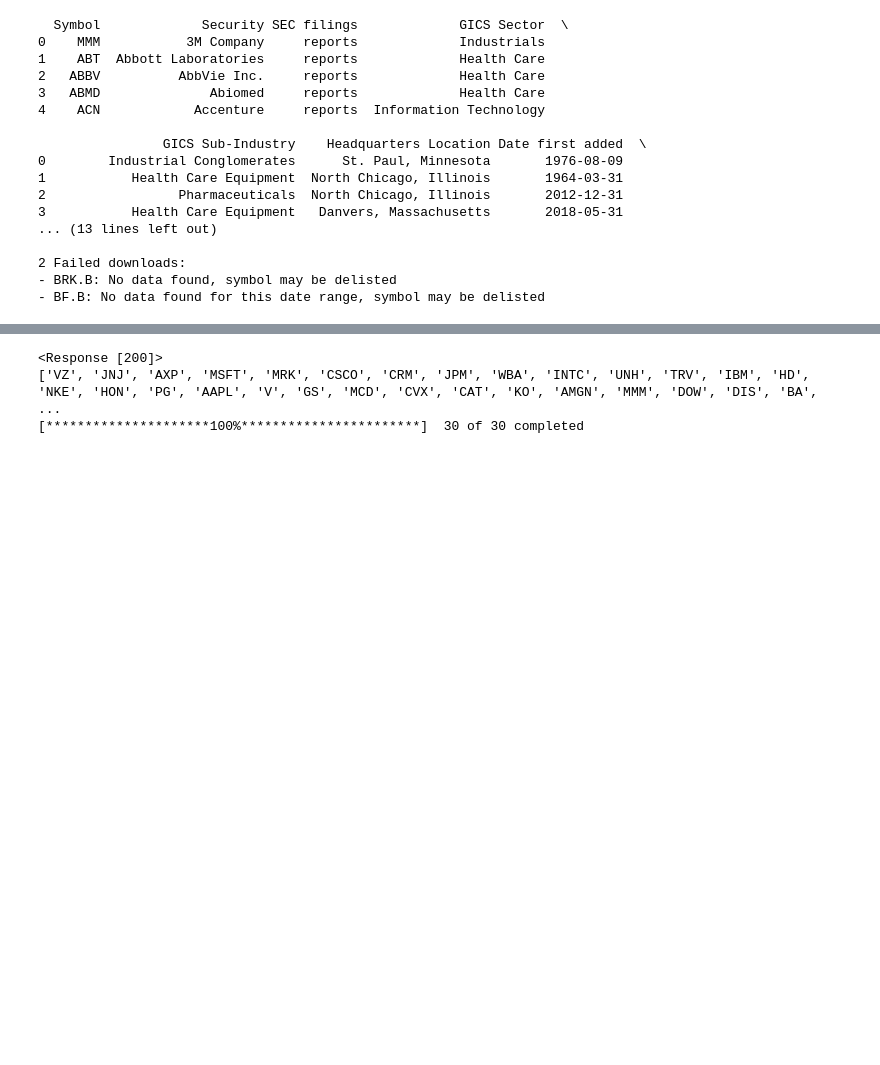
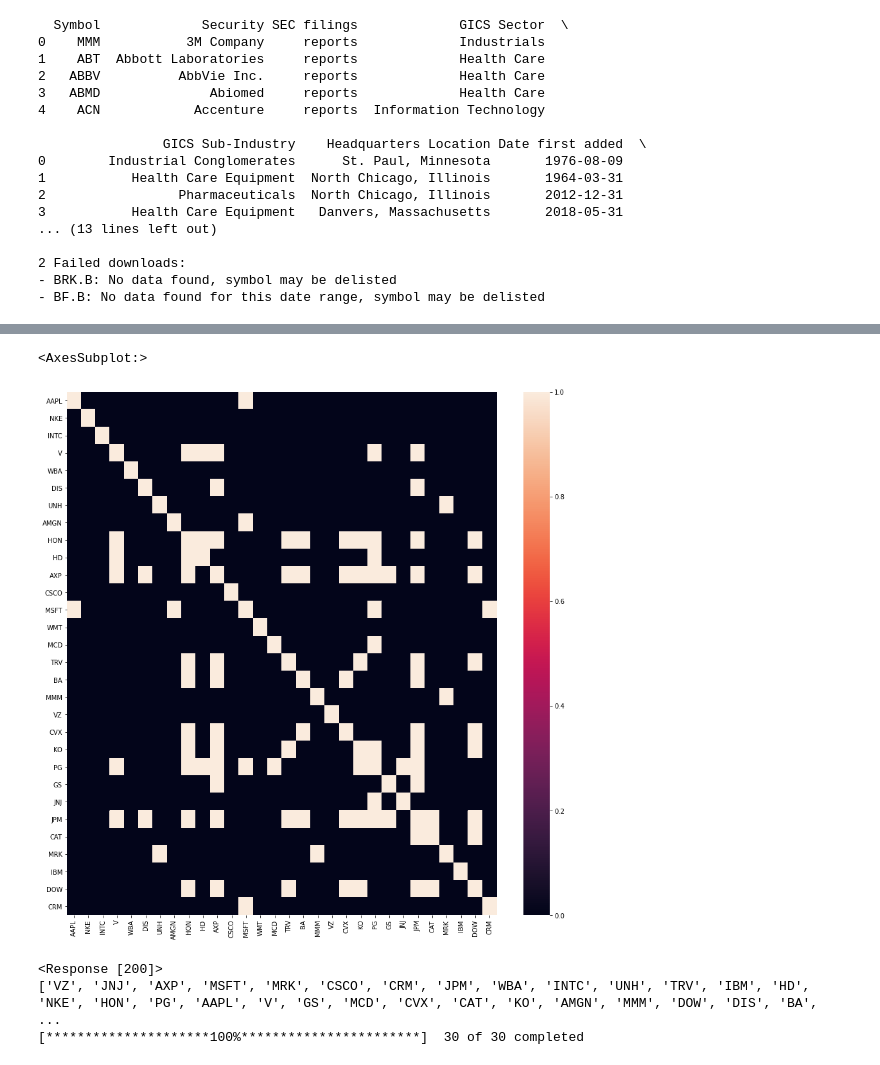
Before and after one commit to JasonChau3/Stock-Predictor, a Jupyter notebook: notebooks/CorrelationCharts.ipynb, the cells around one changed output, grey strips where cells are left out. Drawn from its saved outputs; the diff is of its cells as text; code cells hidden in the pictures; blank space fills up the shorter version.

```diff
--- a/notebooks/CorrelationCharts.ipynb
+++ b/notebooks/CorrelationCharts.ipynb
@@ -107,3 +117,10 @@ corr4.to_csv('../data/correlation0.4graph.csv')
+# %%
+fig, ax = plt.subplots(figsize=(15,15))
+seaborn.heatmap(corr4,ax=ax)
+#sns.heatmap(df1.iloc[:, 1:6:], annot=True, linewidths=.5, ax=ax)
+# %% [output]
+<AxesSubplot:>
+[figure, added]
 # %%
 # yf.pdr_override()
 # dow = save_dow_tickers()
```
Also changed, not shown: parts of 5 cells of this notebook, 5 other files.
